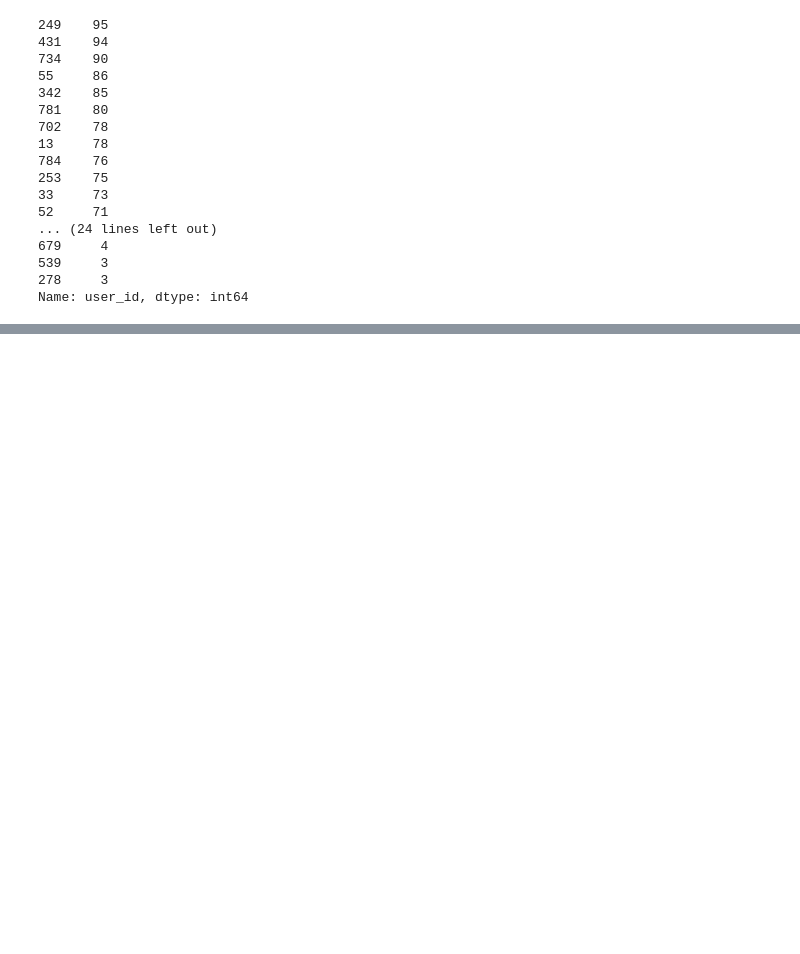
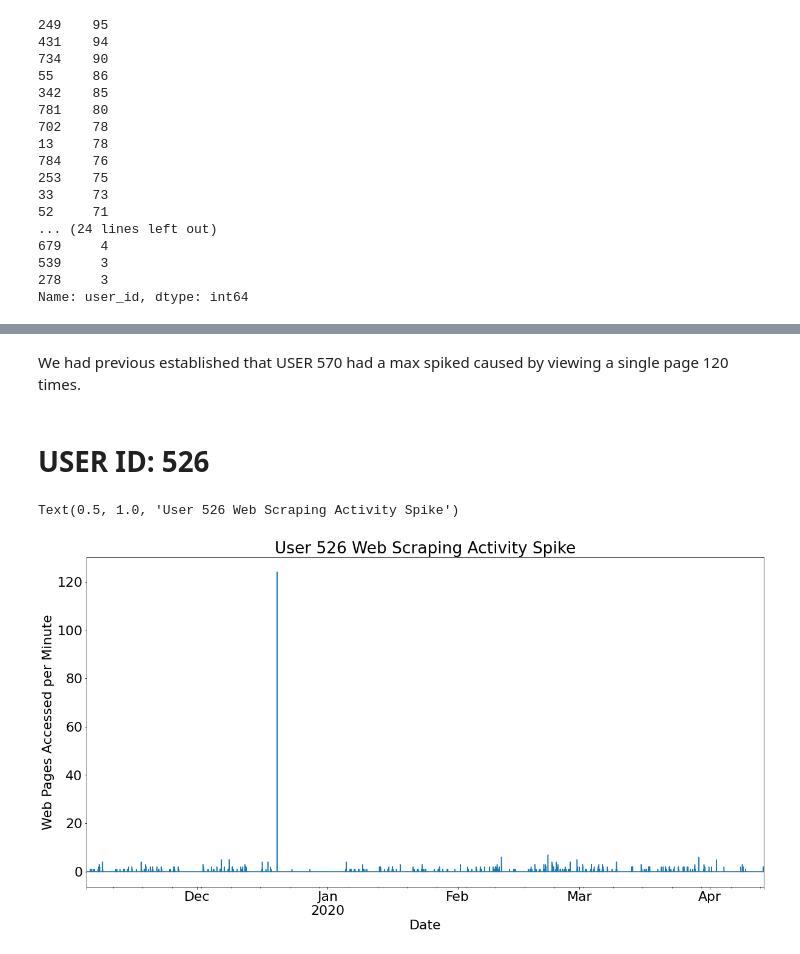
Before and after one commit to adam-gomez/code-dependent-students, a Jupyter notebook: explore_scratchbook.ipynb, the cells around one changed output, grey strips where cells are left out. Drawn from its saved outputs; the diff is of its cells as text; code cells hidden in the pictures; blank space fills up the shorter version.

```diff
--- a/explore_scratchbook.ipynb
+++ b/explore_scratchbook.ipynb
@@ -515,0 +1364,12 @@ Also...it would be nice to know how user ids were assigned in the first place. T
+# %% [markdown]
+We had previous established that USER 570 had a max spiked caused by viewing a single page 120 times.
+# %% [markdown]
+# USER ID: 526
+# %%
+com_full[com_full.user_id == 526].resample('1min').page_viewed.count().plot(figsize=(20,10))
+plt.xlabel('Date')
+plt.ylabel('Web Pages Accessed per Minute')
+plt.title('User 526 Web Scraping Activity Spike')
+# %% [output]
+Text(0.5, 1.0, 'User 526 Web Scraping Activity Spike')
+[figure, added]
```
Also changed, not shown: parts of 189 cells of this notebook.
